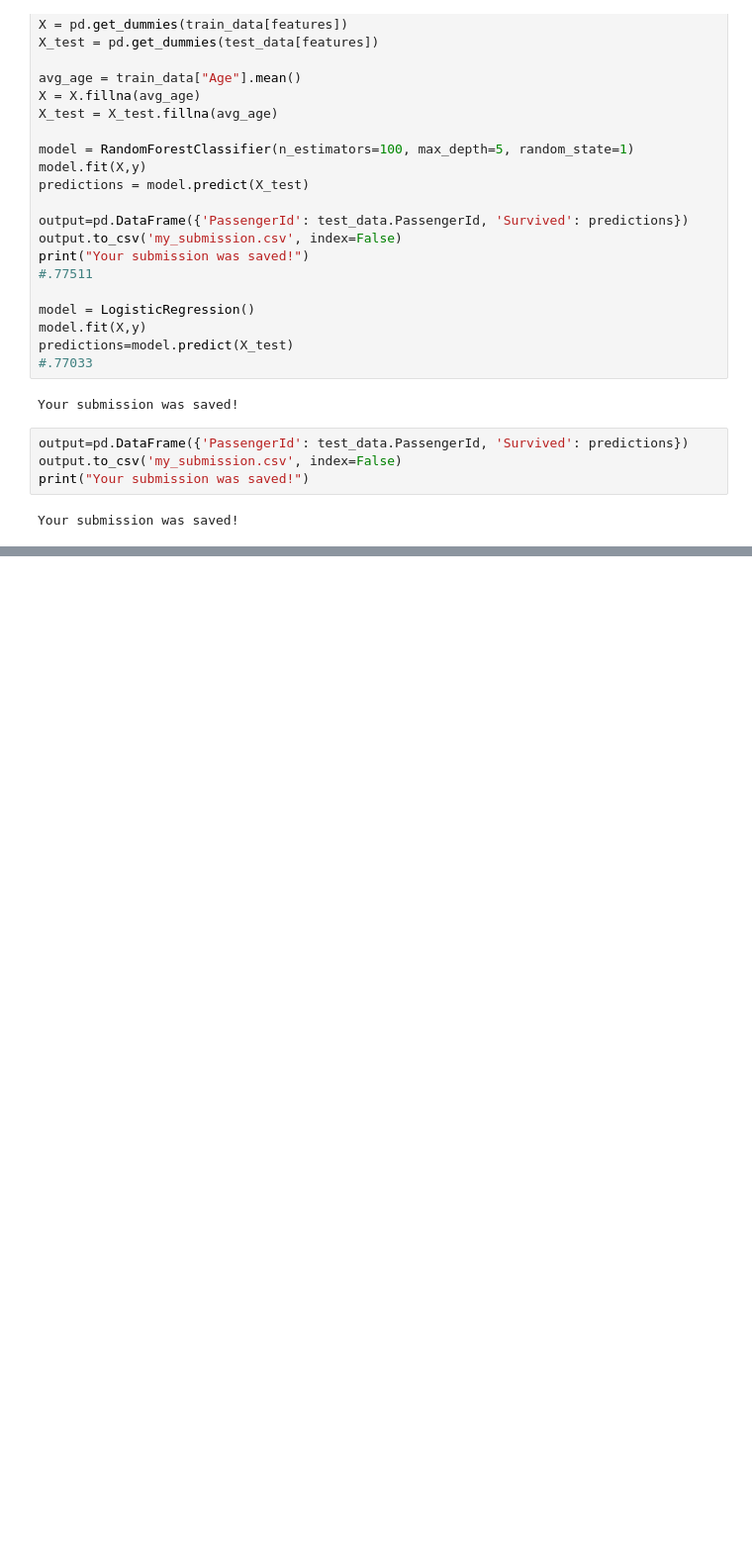
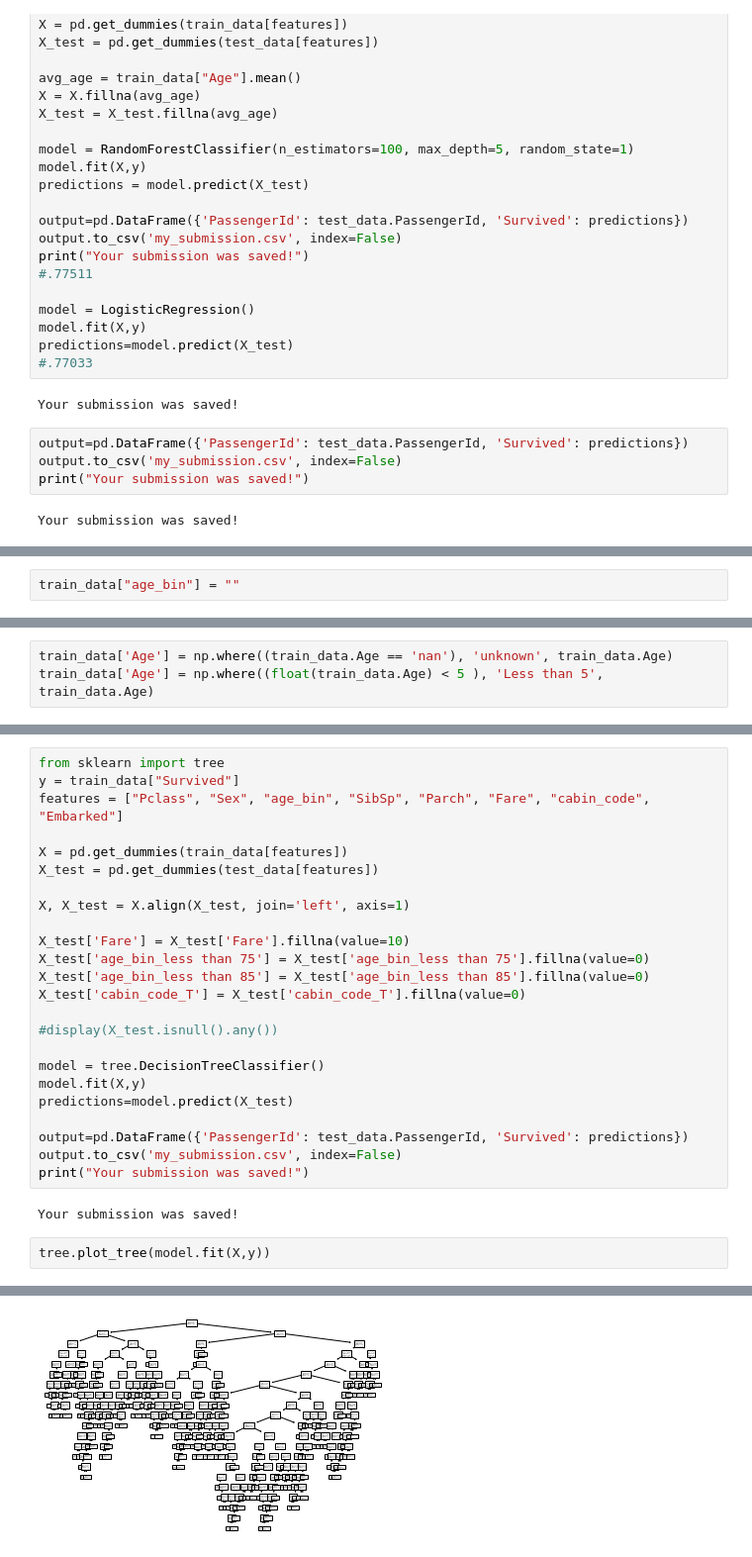
Before and after one commit to shortlikeafox/kaggle-competitions, a Jupyter notebook: titanic/titanic.ipynb, the cells around one changed output, grey strips where cells are left out. Shown: that part at 99% size. Cells and saved outputs as stored; diff of their text form; blank space fills up the shorter version.

```diff
--- a/titanic/titanic.ipynb
+++ b/titanic/titanic.ipynb
@@ -125,0 +127,2 @@ Your submission was saved!
+# %%
+train_data["age_bin"] = ""
@@ -125,0 +149,3 @@ Your submission was saved!
+# %%
+train_data['Age'] = np.where((train_data.Age == 'nan'), 'unknown', train_data.Age)
+train_data['Age'] = np.where((float(train_data.Age) < 5 ), 'Less than 5', train_data.Age)
@@ -125,0 +211,29 @@ Your submission was saved!
+# %%
+from sklearn import tree
+y = train_data["Survived"]
+features = ["Pclass", "Sex", "age_bin", "SibSp", "Parch", "Fare", "cabin_code", "Embarked"]
+
+X = pd.get_dummies(train_data[features])
+X_test = pd.get_dummies(test_data[features])
+
+X, X_test = X.align(X_test, join='left', axis=1)
+
+X_test['Fare'] = X_test['Fare'].fillna(value=10)
+X_test['age_bin_less than 75'] = X_test['age_bin_less than 75'].fillna(value=0)
+X_test['age_bin_less than 85'] = X_test['age_bin_less than 85'].fillna(value=0)
+X_test['cabin_code_T'] = X_test['cabin_code_T'].fillna(value=0)
+
+#display(X_test.isnull().any())
+
+model = tree.DecisionTreeClassifier()
+model.fit(X,y)
+predictions=model.predict(X_test)
+
+output=pd.DataFrame({'PassengerId': test_data.PassengerId, 'Survived': predictions})
+output.to_csv('my_submission.csv', index=False)
+print("Your submission was saved!")
+# %% [output]
+Your submission was saved!
+# %%
+tree.plot_tree(model.fit(X,y))
+# %% [output]
@@ -125,0 +257 @@ Your submission was saved!
+[figure, added]
```
Also changed, not shown: parts of 11 cells of this notebook, 9 other files.
